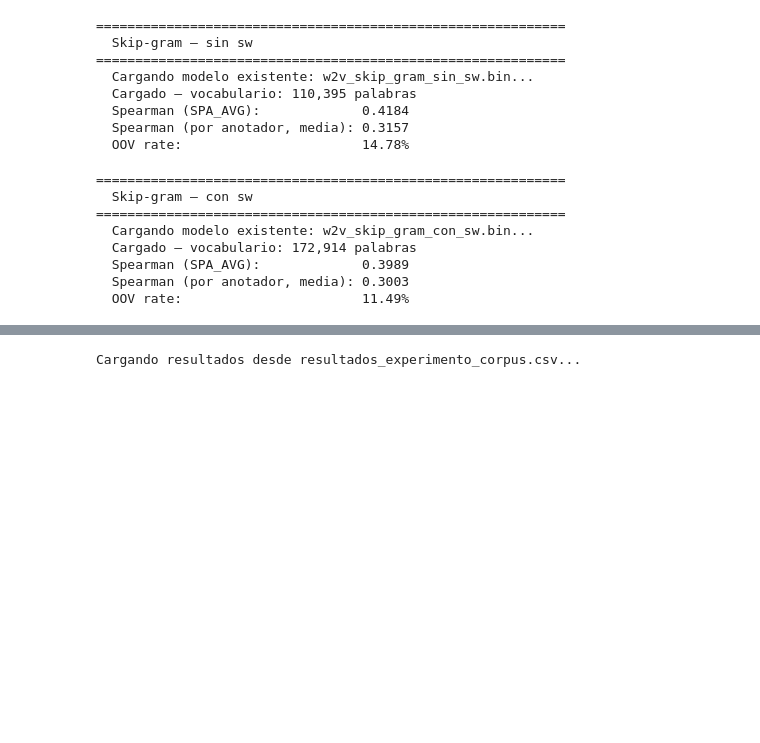
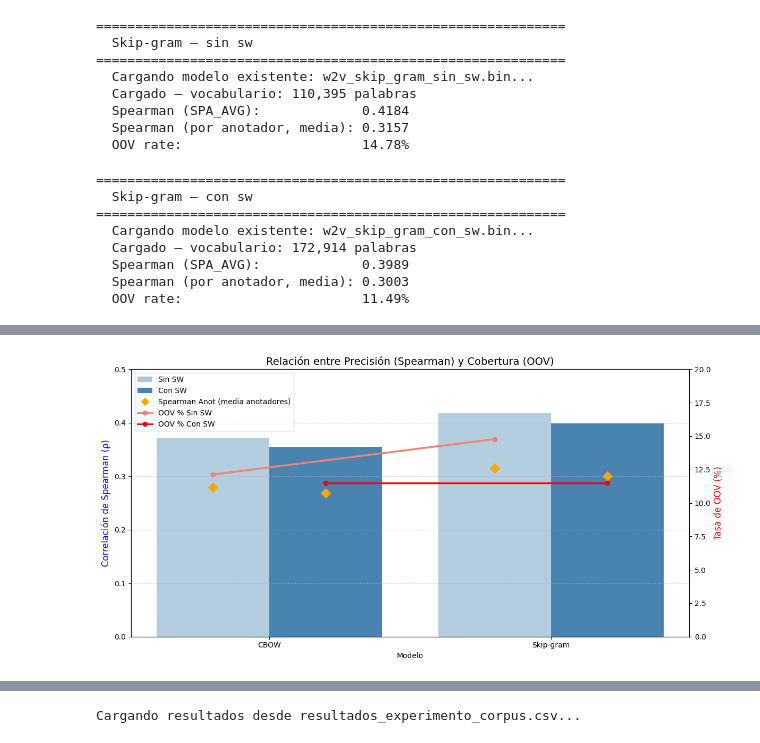
Before and after one commit to Lihao006/P4plh, a Jupyter notebook: practica4_completa.ipynb, the cells around one changed output, grey strips where cells are left out. Drawn from its saved outputs; the diff is of its cells as text; code cells hidden in the pictures; blank space fills up the shorter version.

```diff
--- a/practica4_completa.ipynb
+++ b/practica4_completa.ipynb
@@ -630,2 +588,76 @@ plt.show()
+# %%
+# 1. Recopilación dinámica de datos
+datos_completos = []
+for nombre, modelo in modelos_w2v.items():
+    sp_avg, sp_ann, oov = intrinsic_eval(modelo, multi_simlex, annotator_cols)
+    arquitectura = nombre.split('_')[0]
+    sw = "Sin SW" if "sin_sw" in nombre else "Con SW"
+
+    datos_completos.append({
+        'Modelo': arquitectura,
+        'Config': sw,
+        'Spearman AVG': sp_avg,
+        'Spearman Anot': sp_ann,
+        'OOV %': oov * 100
+    })
+df_plot = pd.DataFrame(datos_completos)
+
+# 2. Gráfico
+fig, ax1 = plt.subplots(figsize=(12, 6))
+
+modelos_orden = ['CBOW', 'Skip-gram']
+configs_orden = ['Sin SW', 'Con SW']
+offsets = [-0.2, 0.2]
+
+# --- Barras Spearman AVG ---
+sns.barplot(data=df_plot, x='Modelo', y='Spearman AVG', hue='Config',
+            palette='Blues', ax=ax1, order=modelos_orden)
+
+# --- Diamantes Spearman Anot ---
+for config, offset in zip(configs_orden, offsets):
+    subset = df_plot[df_plot['Config'] == config].set_index('Modelo')
+    x_pos = [modelos_orden.index(m) + offset for m in modelos_orden]
+    y_vals = [subset.loc[m, 'Spearman Anot'] for m in modelos_orden]
+    ax1.scatter(x_pos, y_vals, marker='D', s=80, color='orange', zorder=5)
+
+ax1.set_ylabel('Correlación de Spearman (ρ)', fontsize=12, color='blue')
+ax1.set_ylim(0, 0.5)
+
+# --- Líneas OOV ---
+ax2 = ax1.twinx()
+colors_oov = {'Sin SW': 'salmon', 'Con SW': 'red'}
+
+for config, offset in zip(configs_orden, offsets):
+    subset = df_plot[df_plot['Config'] == config].set_index('Modelo')
+    x_pos = [i + offset for i in range(len(modelos_orden))]
+    y_vals = [subset.loc[m, 'OOV %'] for m in modelos_orden]
+    ax2.plot(x_pos, y_vals, marker='o', color=colors_oov[config], linewidth=2.5, zorder=4)
+
+ax2.set_ylabel('Tasa de OOV (%)', fontsize=12, color='red')
+ax2.set_ylim(0, 20)
+
+# --- Leyenda ---
+from matplotlib.patches import Patch
+from matplotlib.lines import Line2D
+
+legend_elements = [
+    Patch(facecolor='lightsteelblue', label='Sin SW'),
+    Patch(facecolor='steelblue', label='Con SW'),
+    Line2D([0], [0], marker='D', color='w', markerfacecolor='orange',
+           markersize=9, label='Spearman Anot (media anotadores)'),
+    Line2D([0], [0], color='salmon', linewidth=2, marker='o', label='OOV % Sin SW'),
+    Line2D([0], [0], color='red',    linewidth=2, marker='o', label='OOV % Con SW'),
+]
+ax1.legend(handles=legend_elements, loc='upper left', fontsize=10)
+
+ax1.set_xticks(range(len(modelos_orden)))
+ax1.set_xticklabels(modelos_orden)
+ax1.set_xlabel('Modelo')
+plt.title('Relación entre Precisión (Spearman) y Cobertura (OOV)', fontsize=14)
+ax1.grid(axis='y', linestyle='--', alpha=0.5)
+plt.tight_layout()
+plt.show()
+# %% [output]
+[figure, added]
 # %% [markdown]
 ### Análisis de la Evaluación Intrínseca (Multi-SimLex)
```
Also changed, not shown: parts of 23 cells of this notebook.
